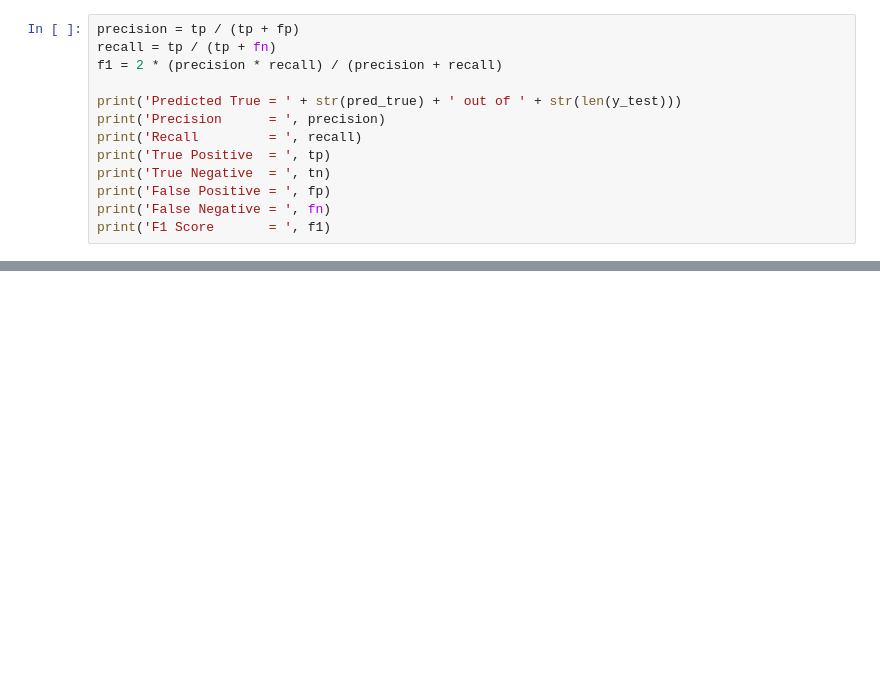
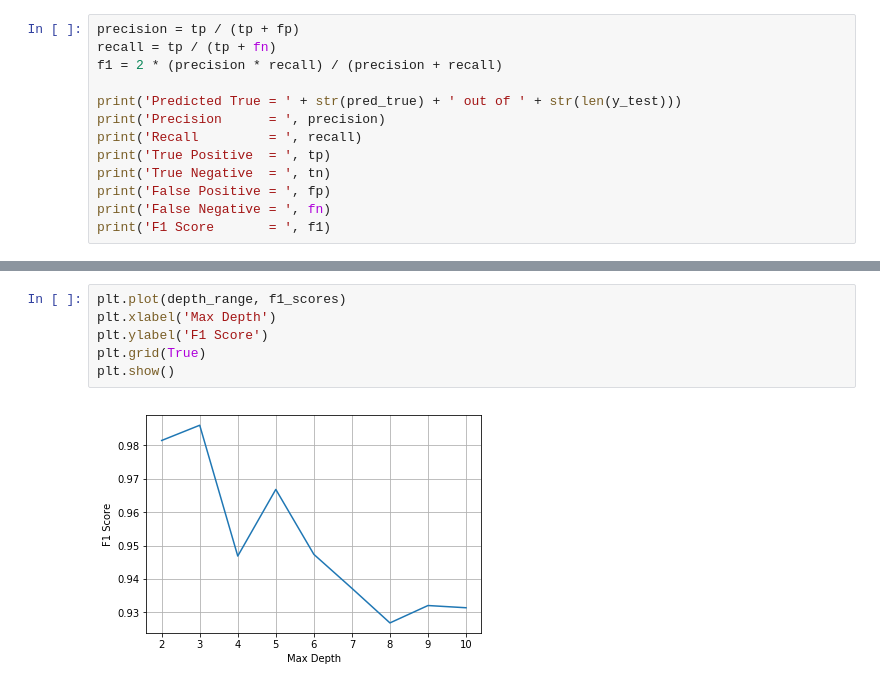
Before and after one commit to rifkiadrn/machine-learning, a Jupyter notebook: optimizing-data.ipynb, the cells around one changed output, grey strips where cells are left out. Cells and saved outputs as stored; diff of their text form; blank space fills up the shorter version.

```diff
--- a/optimizing-data.ipynb
+++ b/optimizing-data.ipynb
@@ -174,0 +284,8 @@ print('F1 Score       = ', f1)
+# %%
+plt.plot(depth_range, f1_scores)
+plt.xlabel('Max Depth')
+plt.ylabel('F1 Score')
+plt.grid(True)
+plt.show()
+# %% [output]
+[figure, added]
```
Also changed, not shown: parts of 16 cells of this notebook, 3 other files.
